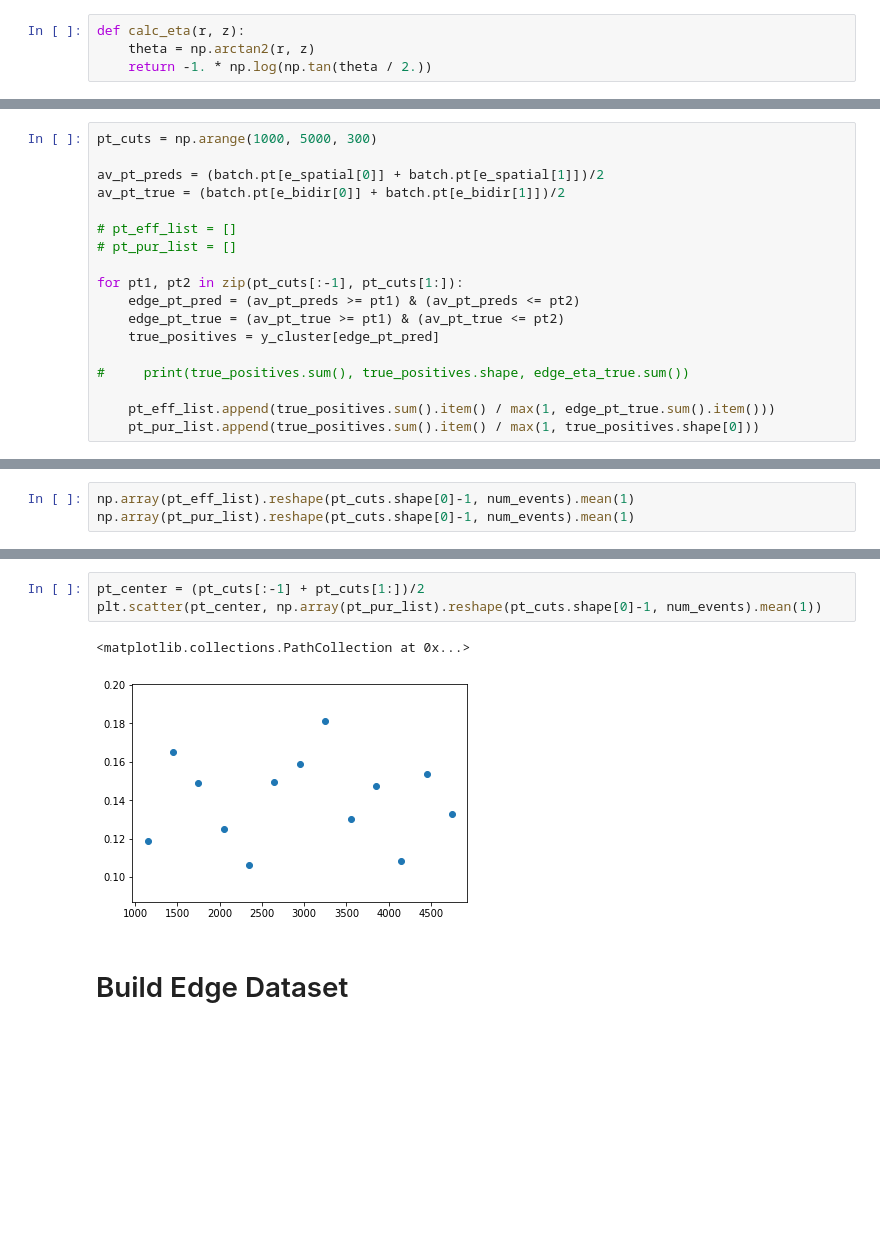
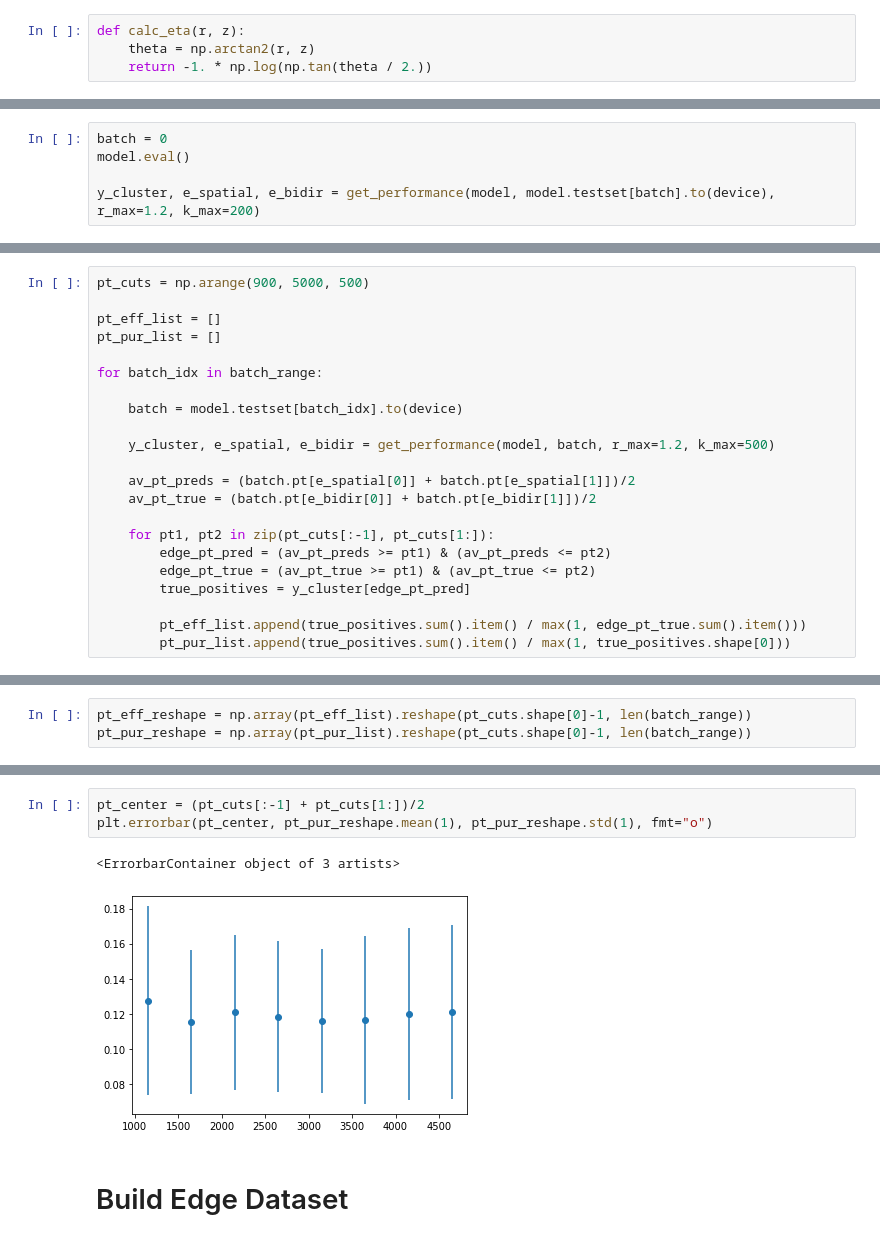
Before and after one commit to HSF-reco-and-software-triggers/Tracking-ML-Exa.TrkX, a Jupyter notebook: Pipelines/ITk_Example/notebooks/Example_Embedding.ipynb, the cells around one changed output, grey strips where cells are left out. Saved outputs shown, nothing was run; the diff lists cells and outputs as text; blank space fills up the shorter version.

```diff
--- a/Pipelines/ITk_Example/notebooks/Example_Embedding.ipynb
+++ b/Pipelines/ITk_Example/notebooks/Example_Embedding.ipynb
@@ -366,3 +390,8 @@ with torch.no_grad():
+# %%
+batch = 0
+model.eval()
+
+y_cluster, e_spatial, e_bidir = get_performance(model, model.testset[batch].to(device), r_max=1.2, k_max=200)
 # %%
 print(f"Pur: {y_cluster.sum() / y_cluster.shape[0]}, Eff: {y_cluster.sum() / e_bidir.shape[1]}")
 # %% [output]
@@ -412,18 +459,22 @@ plt.scatter(eta_center, np.array(eta_pur_list).reshape(eta_cuts.shape[0]-1, num_
 # %%
-pt_cuts = np.arange(1000, 5000, 300)
+pt_cuts = np.arange(900, 5000, 500)
 
-av_pt_preds = (batch.pt[e_spatial[0]] + batch.pt[e_spatial[1]])/2
-av_pt_true = (batch.pt[e_bidir[0]] + batch.pt[e_bidir[1]])/2
+pt_eff_list = []
+pt_pur_list = []
 
-# pt_eff_list = []
-# pt_pur_list = []
+for batch_idx in batch_range:
 
-for pt1, pt2 in zip(pt_cuts[:-1], pt_cuts[1:]):
-    edge_pt_pred = (av_pt_preds >= pt1) & (av_pt_preds <= pt2)
-    edge_pt_true = (av_pt_true >= pt1) & (av_pt_true <= pt2)
-    true_positives = y_cluster[edge_pt_pred]
+    batch = model.testset[batch_idx].to(device)
 
-#     print(true_positives.sum(), true_positives.shape, edge_eta_true.sum())
+    y_cluster, e_spatial, e_bidir = get_performance(model, batch, r_max=1.2, k_max=500)
 
-    pt_eff_list.append(true_positives.sum().item() / max(1, edge_pt_true.sum().item()))
-    pt_pur_list.append(true_positives.sum().item() / max(1, true_positives.shape[0]))
+    av_pt_preds = (batch.pt[e_spatial[0]] + batch.pt[e_spatial[1]])/2
+    av_pt_true = (batch.pt[e_bidir[0]] + batch.pt[e_bidir[1]])/2
+
+    for pt1, pt2 in zip(pt_cuts[:-1], pt_cuts[1:]):
+        edge_pt_pred = (av_pt_preds >= pt1) & (av_pt_preds <= pt2)
+        edge_pt_true = (av_pt_true >= pt1) & (av_pt_true <= pt2)
+        true_positives = y_cluster[edge_pt_pred]
+
+        pt_eff_list.append(true_positives.sum().item() / max(1, edge_pt_true.sum().item()))
+        pt_pur_list.append(true_positives.sum().item() / max(1, true_positives.shape[0]))
@@ -432,3 +481,3 @@ num_events =5
 # %%
-np.array(pt_eff_list).reshape(pt_cuts.shape[0]-1, num_events).mean(1)
-np.array(pt_pur_list).reshape(pt_cuts.shape[0]-1, num_events).mean(1)
+pt_eff_reshape = np.array(pt_eff_list).reshape(pt_cuts.shape[0]-1, len(batch_range))
+pt_pur_reshape = np.array(pt_pur_list).reshape(pt_cuts.shape[0]-1, len(batch_range))
@@ -445,9 +490,9 @@ plt.scatter(pt_center, np.array(pt_eff_list).reshape(pt_cuts.shape[0]-1, num_eve
 # %%
 pt_center = (pt_cuts[:-1] + pt_cuts[1:])/2
-plt.scatter(pt_center, np.array(pt_pur_list).reshape(pt_cuts.shape[0]-1, num_events).mean(1))
+plt.errorbar(pt_center, pt_pur_reshape.mean(1), pt_pur_reshape.std(1), fmt="o")
 # %% [output]
-<matplotlib.collections.PathCollection at 0x...>
+<ErrorbarContainer object of 3 artists>
-[figure, old version]
+[figure, new version]
 # %% [markdown]
 # Build Edge Dataset
 # %% [markdown]
```
Also changed, not shown: parts of 21 cells of this notebook, 7 other files.
